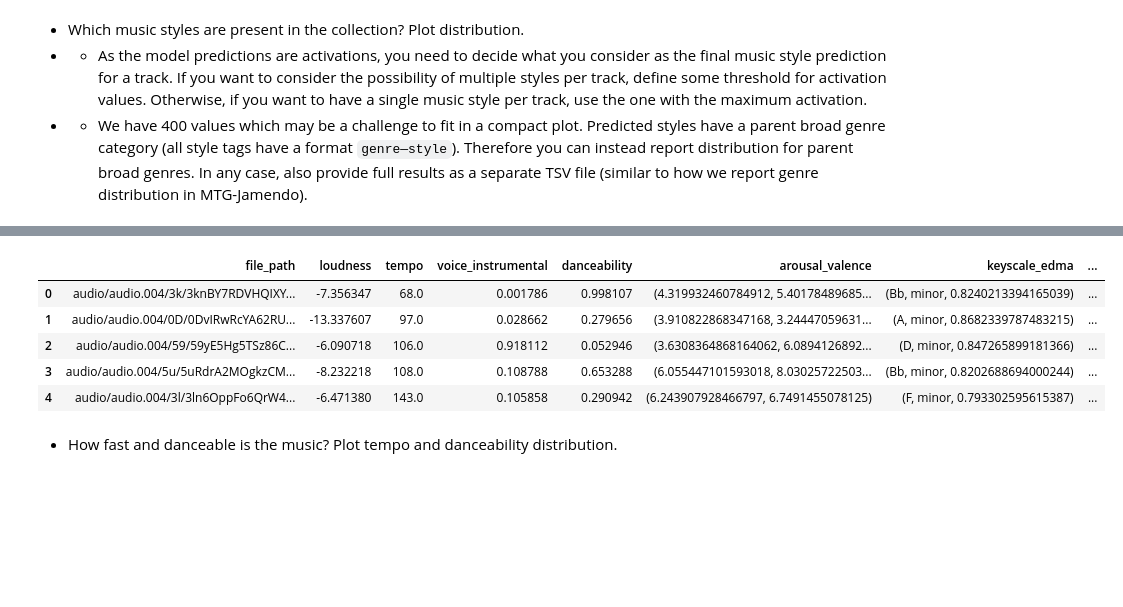
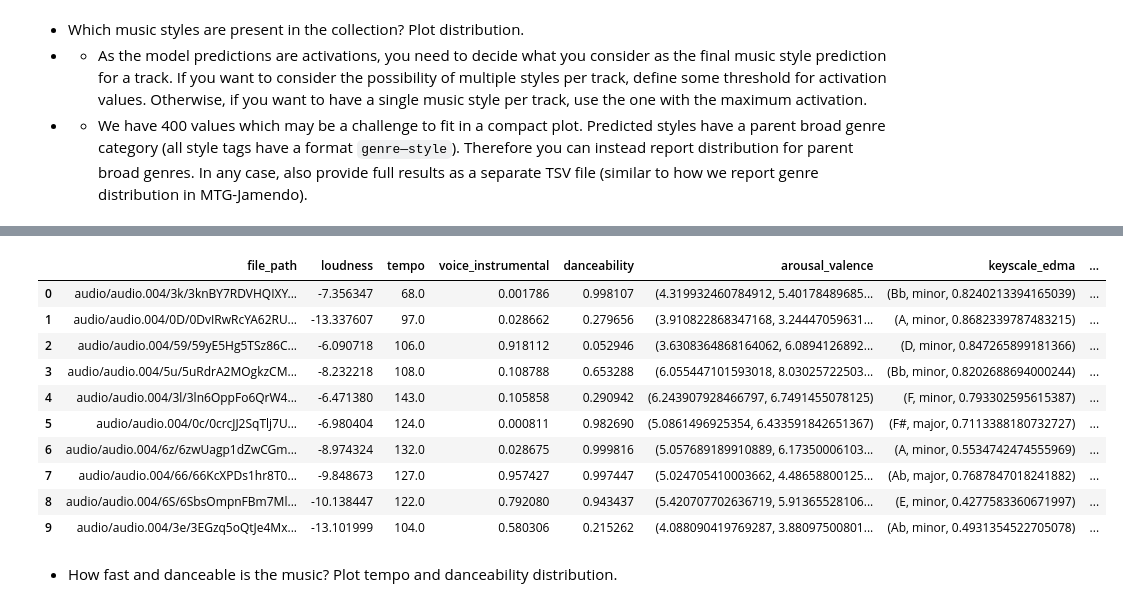
Before and after one commit to Masetto96/music-collection-analyzer, a Jupyter notebook: statistics.ipynb, the cells around one changed output, grey strips where cells are left out. Saved outputs shown, nothing was run; the diff lists cells and outputs as text; code cells hidden in the pictures; blank space fills up the shorter version.

```diff
--- a/statistics.ipynb
+++ b/statistics.ipynb
@@ -34,16 +82,20 @@ foo.shape
 # %%
 pickle_file_path = 'descriptors/descriptors-but-genre-v2.pkl'
 
-
 descriptors_df = u.read_pickle_descriptors(pickle_file_path)
-descriptors_df.head(5)
+descriptors_df.head(10)
 # %% [output]
 |  | file_path | loudness | tempo | voice_instrumental | danceability | arousal_valence | keyscale_edma | ... |
 | 0 | audio/audio.004/3k/3knBY7RDVHQIXY... | -7.356347 | 68.0 | 0.001786 | 0.998107 | (4.319932460784912, 5.40178489685... | (Bb, minor, 0.8240213394165039) | ... |
 | 1 | audio/audio.004/0D/0DvIRwRcYA62RU... | -13.337607 | 97.0 | 0.028662 | 0.279656 | (3.910822868347168, 3.24447059631... | (A, minor, 0.8682339787483215) | ... |
 | 2 | audio/audio.004/59/59yE5Hg5TSz86C... | -6.090718 | 106.0 | 0.918112 | 0.052946 | (3.6308364868164062, 6.0894126892... | (D, minor, 0.847265899181366) | ... |
 | 3 | audio/audio.004/5u/5uRdrA2MOgkzCM... | -8.232218 | 108.0 | 0.108788 | 0.653288 | (6.055447101593018, 8.03025722503... | (Bb, minor, 0.8202688694000244) | ... |
 | 4 | audio/audio.004/3l/3ln6OppFo6QrW4... | -6.471380 | 143.0 | 0.105858 | 0.290942 | (6.243907928466797, 6.7491455078125) | (F, minor, 0.793302595615387) | ... |
+| 5 | audio/audio.004/0c/0crcJJ2SqTlj7U... | -6.980404 | 124.0 | 0.000811 | 0.982690 | (5.0861496925354, 6.433591842651367) | (F#, major, 0.7113388180732727) | ... |
+| 6 | audio/audio.004/6z/6zwUagp1dZwCGm... | -8.974324 | 132.0 | 0.028675 | 0.999816 | (5.057689189910889, 6.17350006103... | (A, minor, 0.5534742474555969) | ... |
+| 7 | audio/audio.004/66/66KcXPDs1hr8T0... | -9.848673 | 127.0 | 0.957427 | 0.997447 | (5.024705410003662, 4.48658800125... | (Ab, major, 0.7687847018241882) | ... |
+| 8 | audio/audio.004/6S/6SbsOmpnFBm7Ml... | -10.138447 | 122.0 | 0.792080 | 0.943437 | (5.420707702636719, 5.91365528106... | (E, minor, 0.4277583360671997) | ... |
+| 9 | audio/audio.004/3e/3EGzq5oQtJe4Mx... | -13.101999 | 104.0 | 0.580306 | 0.215262 | (4.088090419769287, 3.88097500801... | (Ab, minor, 0.4931354522705078) | ... |
 # %% [markdown]
 - How fast and danceable is the music? Plot tempo and danceability distribution.
 # %%
```
Also changed, not shown: parts of 13 cells of this notebook, 11 other files.
